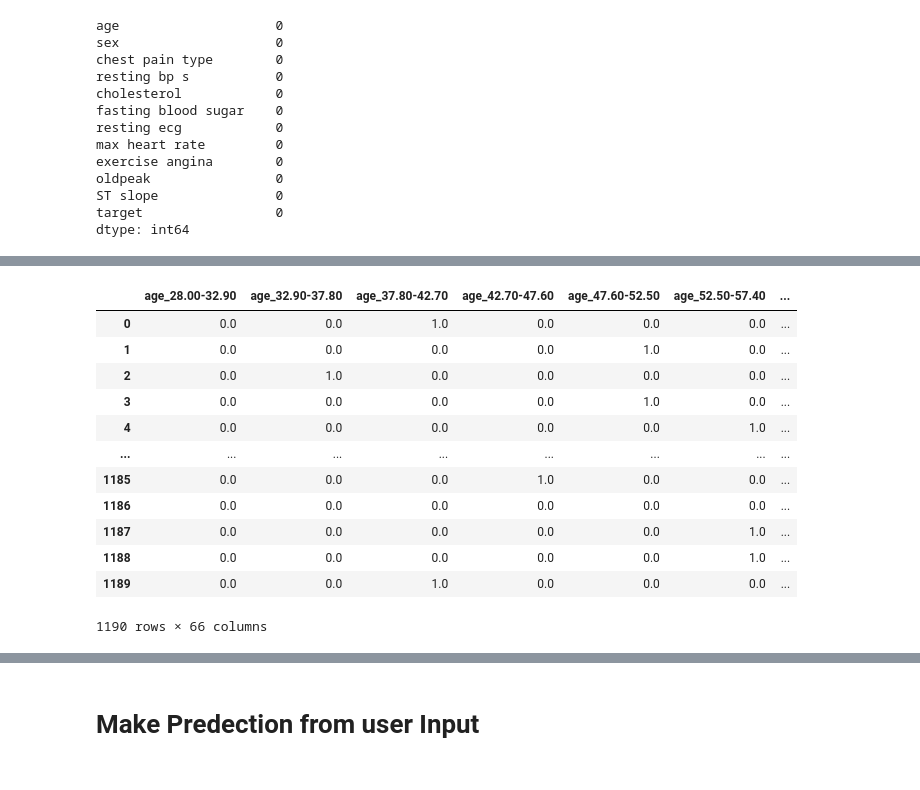
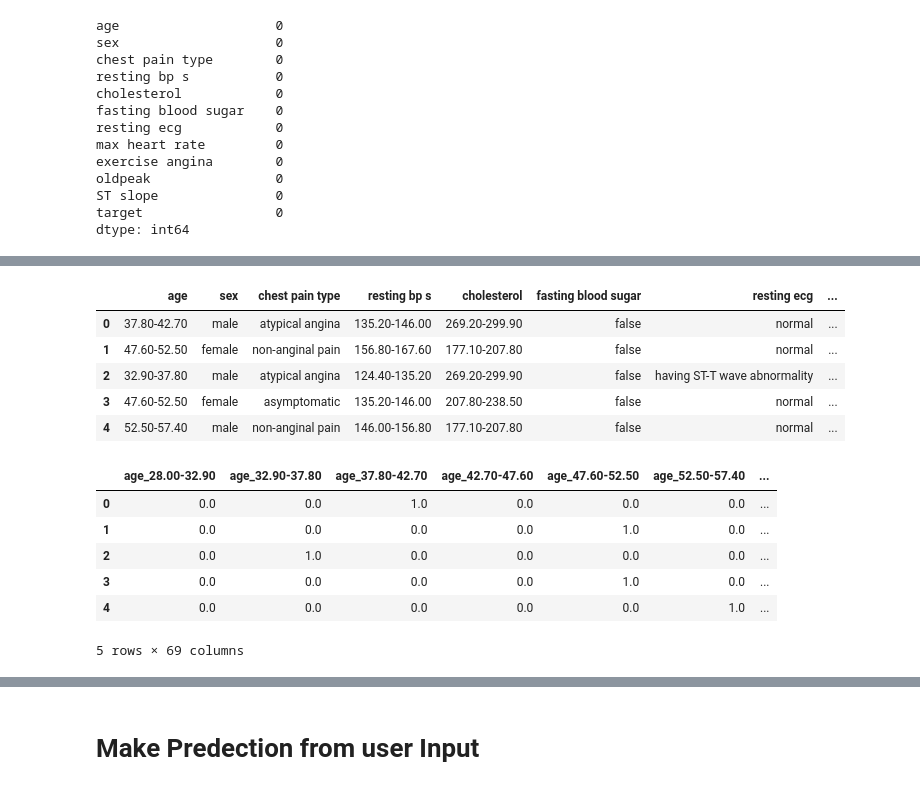
Before and after one commit to Alikhizar142/heart-disease-ml-rules, a Jupyter notebook: diagnosis-datamining-fptree.ipynb, the cells around one changed output, grey strips where cells are left out. Saved outputs shown, nothing was run; the diff lists cells and outputs as text; code cells hidden in the pictures.

```diff
--- a/diagnosis-datamining-fptree.ipynb
+++ b/diagnosis-datamining-fptree.ipynb
@@ -149,0 +131,7 @@ encoded=encoder.fit_transform(df)
+# %%
+outliers = detect_outliers_iqr(df, "cholesterol")
+df = df.drop(outliers.index)
+
+sns.histplot(df['cholesterol'], kde=True)
+plt.title(f'cholesterol Distribution After Removing Outliers')
+plt.show()
@@ -150,21 +148,43 @@ encoded=encoder.fit_transform(df)
+# %%
+# Convert Numeric features to proper Dtype and put into discrete bins then binarize
+numeric_features=['age', 'resting bp s', 'cholesterol', 'max heart rate', 'oldpeak']
+df['age'] = df['age'].astype('int')
+df['resting bp s'] = df['resting bp s'].astype('int')
+df['max heart rate'] = df['max heart rate'].astype('int')
+df['cholesterol'] = df['cholesterol'].astype('int')
+df['oldpeak'] = df['oldpeak'].astype('float')
+# Apply KBinsDiscretizer
+encoder = KBinsDiscretizer(n_bins=10, encode='ordinal', strategy='uniform')
+df[numeric_features] = encoder.fit_transform(df[numeric_features])
+# %%
+for i, feature in enumerate(numeric_features):
+    bin_edges = encoder.bin_edges_[i]
+    labels = [f"{bin_edges[j]:.2f}-{bin_edges[j+1]:.2f}" for j in range(len(bin_edges)-1)]
+    df[feature] = df[feature].map(lambda x: labels[int(x)] if not pd.isnull(x) else None)
+# %%
+df.head()
+# %% [output]
+|  | age | sex | chest pain type | resting bp s | cholesterol | fasting blood sugar | resting ecg | ... |
+| 0 | 37.80-42.70 | male | atypical angina | 135.20-146.00 | 269.20-299.90 | false | normal | ... |
+| 1 | 47.60-52.50 | female | non-anginal pain | 156.80-167.60 | 177.10-207.80 | false | normal | ... |
+| 2 | 32.90-37.80 | male | atypical angina | 124.40-135.20 | 269.20-299.90 | false | having ST-T wave abnormality | ... |
+| 3 | 47.60-52.50 | female | asymptomatic | 135.20-146.00 | 207.80-238.50 | false | normal | ... |
+| 4 | 52.50-57.40 | male | non-anginal pain | 146.00-156.80 | 177.10-207.80 | false | normal | ... |
 # %%
+df=df.astype('str')
+encoder = OneHotEncoder(sparse=False)
+encoded=encoder.fit_transform(df)
 encoded_df = pd.DataFrame(encoded, columns=encoder.get_feature_names_out(df.columns))
 # %%
-encoded_df
+encoded_df.head()
 # %% [output]
 |  | age_28.00-32.90 | age_32.90-37.80 | age_37.80-42.70 | age_42.70-47.60 | age_47.60-52.50 | age_52.50-57.40 | ... |
 | 0 | 0.0 | 0.0 | 1.0 | 0.0 | 0.0 | 0.0 | ... |
 | 1 | 0.0 | 0.0 | 0.0 | 0.0 | 1.0 | 0.0 | ... |
 | 2 | 0.0 | 1.0 | 0.0 | 0.0 | 0.0 | 0.0 | ... |
 | 3 | 0.0 | 0.0 | 0.0 | 0.0 | 1.0 | 0.0 | ... |
 | 4 | 0.0 | 0.0 | 0.0 | 0.0 | 0.0 | 1.0 | ... |
-| ... | ... | ... | ... | ... | ... | ... | ... |
-| 1185 | 0.0 | 0.0 | 0.0 | 1.0 | 0.0 | 0.0 | ... |
-| 1186 | 0.0 | 0.0 | 0.0 | 0.0 | 0.0 | 0.0 | ... |
-| 1187 | 0.0 | 0.0 | 0.0 | 0.0 | 0.0 | 1.0 | ... |
-| 1188 | 0.0 | 0.0 | 0.0 | 0.0 | 0.0 | 1.0 | ... |
-| 1189 | 0.0 | 0.0 | 1.0 | 0.0 | 0.0 | 0.0 | ... |
-1190 rows × 66 columns
+5 rows × 69 columns
 # %%
 freq=fpgrowth(encoded_df,min_support=0.20,use_colnames=True)
 # print(freq)
```
Also changed, not shown: parts of 33 cells of this notebook.
